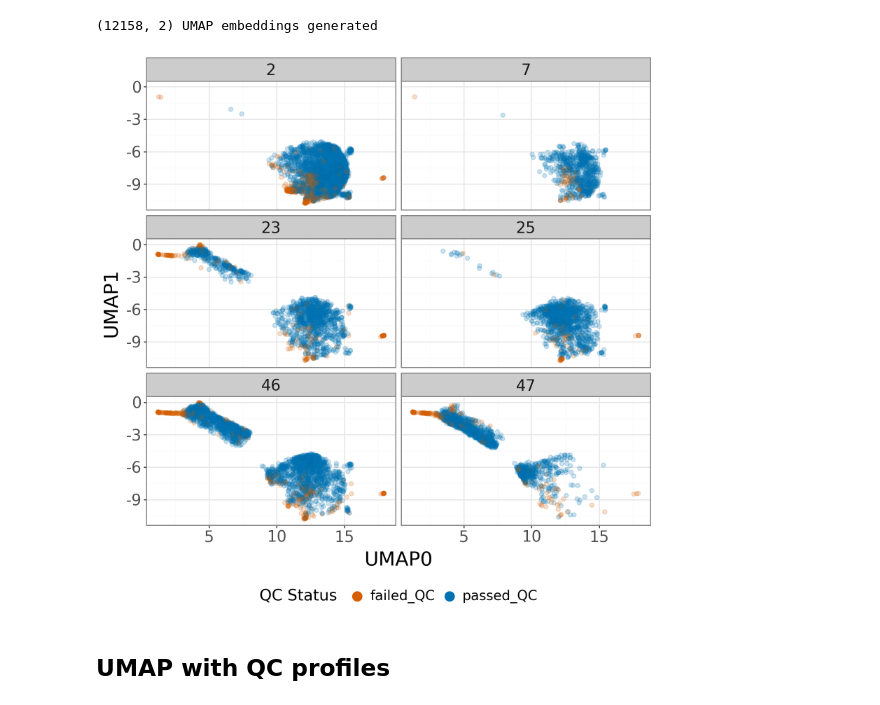
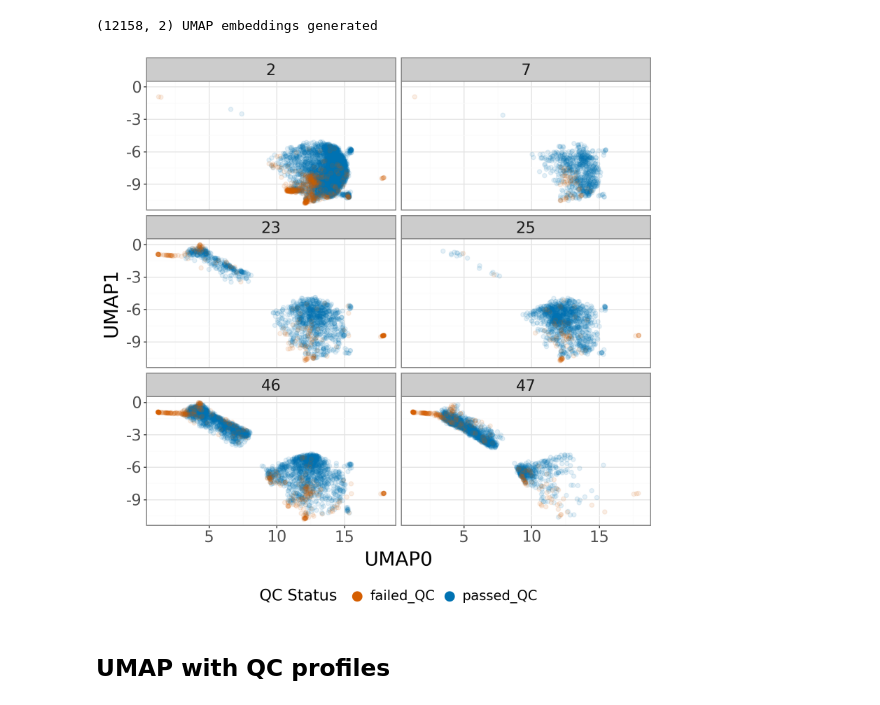
Before and after one commit to WayScience/predicting_cardiac_fibrosis_etiologies, a Jupyter notebook: 4.EDA/1.UMAP.ipynb, the cells around one changed output. Cells and saved outputs as stored; diff of their text form; code cells hidden in the pictures.

```diff
--- a/4.EDA/1.UMAP.ipynb
+++ b/4.EDA/1.UMAP.ipynb
@@ -102,6 +102,11 @@ cp_umap_with_metadata_no_qc_df = pd.concat(
 # %% [output]
 (12158, 2) UMAP embeddings generated
 # %%
+# Reorder so the orange points (failed QC) are plotted on top of blue points (passed QC)
+cp_umap_with_metadata_no_qc_df = cp_umap_with_metadata_no_qc_df.sort_values(
+    by="Metadata_QC_status", ascending=False
+)
+
 # Set the figure size
 height = 8
 width = 8
@@ -117,39 +122,39 @@ p = (
     + labs(
         color="QC Status",
     )
-    + geom_point(alpha=0.2, size=2)
+    + geom_point(alpha=0.1, size=2)
     + facet_wrap(
         "Metadata_heart_number",
         ncol=2,
         scales="fixed",
     )
     + theme_bw()
     + theme(
         axis_title=element_text(size=20),
         axis_text=element_text(size=16),
         legend_title=element_text(size=16),
         legend_text=element_text(size=14),
         legend_position="bottom",
         strip_text=element_text(size=16),  # Adjust facet label size
     )
     + scale_color_manual(
         values={"passed_QC": "#0072B2", "failed_QC": "#D55E00"}
     )  # Blue for passed, orange for failed (colorblind-friendly)
     + guides(
         color=guide_legend(
             override_aes={
                 "alpha": 1,  # fully opaque in legend
                 "size": 5,  # bigger points in legend
             }
         )
     )
 )
 # Save the plot
 p.save(figure_dir / "facet_umap_no_QC_plot.png", dpi=600, width=width, height=height)
 
 p.show()
 # %% [output]
-[figure, old version]
+[figure, new version]
 # %% [markdown]
 ## UMAP with QC profiles
 # %%
```
Also changed, not shown: parts of 1 cell of this notebook, 9 other files.
